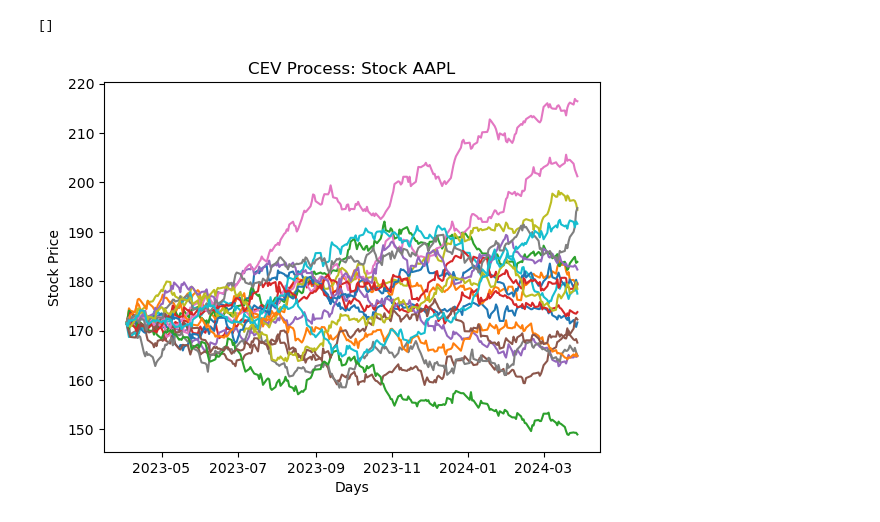
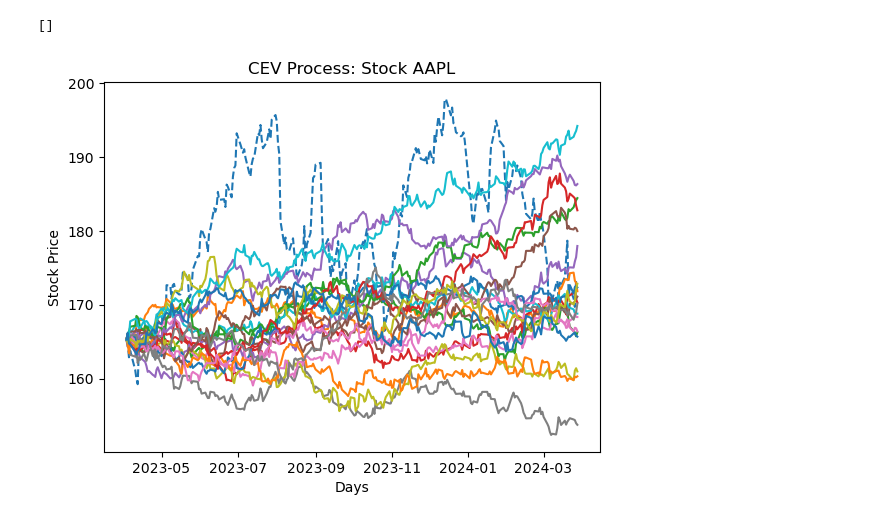
Before and after one commit to Go1vf/Portfolio-Simulation-Surgery, a Jupyter notebook: src/cev_model.ipynb, the cells around one changed output. Cells and saved outputs as stored; diff of their text form; code cells hidden in the pictures.

```diff
--- a/src/cev_model.ipynb
+++ b/src/cev_model.ipynb
@@ -56,4 +104,4 @@ def find_optimal_gamma(data, T, steps, Npaths):
 # %%
-# Optimal gamma varies during different iterations, need further manipulation
-opt_gamma = find_optimal_gamma(data, T, steps, Npaths)
-print(f"Optimal gamma across all stocks: {opt_gamma}")
+# # Optimal gamma varies during different iterations, need further manipulation
+# opt_gamma = find_optimal_gamma(data, T, steps, Npaths)
+# print(f"Optimal gamma across all stocks: {opt_gamma}")
@@ -71,8 +117,8 @@ for i in range(len(data.columns)):
     num_term = 0.5
     dayEnd_vol = int(num_term*days_trading)
 
-    returns_vol = (np.log(stock / stock.shift(1)))
-    vol_daily = returns_vol.std()
+    log_ret = (np.log(stock / stock.shift(1)))
+    vol_daily = log_ret.std()
     vol_daily = vol_daily.to_list()[0]
     vol_yearly = round(vol_daily * 252 ** 0.5,5)
 
@@ -81,16 +127,17 @@ for i in range(len(data.columns)):
 
     S0 = stock.iloc[0]
     Npaths = 1
+    # opt_gamma = gammas[stock_name]
+    opt_gamma = 0.8
     prices_simu = CEV_path_simulation_mean(S0, T, ret_yearly, vol_yearly, opt_gamma, steps, Npaths)
+    log_ret = np.log(pd.Series(prices_simu) /pd.Series(prices_simu).shift(1))
+    mu_simu = np.nanmean(log_ret) * 252
+    mu_simu = round(mu_simu, 5)
 
-    mt_simu = (prices_simu[-1]/prices_simu[0]-1)/len(prices_simu)*252
-    mt_simu = round(mt_simu, 5)
+    sigma_simu = np.nanstd(log_ret) * 252**0.5
+    sigma_simu = round(sigma_simu,5)
 
-    vt_return = (np.log(pd.Series(prices_simu)/pd.Series(prices_simu).shift(1)))
-    vt_daily = vt_return.std()
-    vt_simu = round(vt_daily * 252 ** 0.5,5)
-
-    result_list.append([stock_name, ret_yearly, vol_yearly, mt_simu, vt_simu])
+    result_list.append([stock_name, ret_yearly, vol_yearly, mu_simu, sigma_simu])
 # %%
 # Test Result, we can see that variance varies, weird
 result_list
@@ -121,32 +168,31 @@ def CEV_path_simulation(S, T, mu, sigma, gamma, steps, Npaths):
 
     return res
 # %%
+## Plot AAPL as an example
 stock_name = data.columns[0]
 stock = data[[stock_name]]
 
-startstate = stock.iloc[-1,0]
+startstate = stock.iloc[0,0]
 
-prices_vol = stock
-returns_vol = (np.log(prices_vol /prices_vol.shift(-1)))
-vol_daily = returns_vol.std()
-vol_daily = vol_daily.to_list()[0]
+prices = stock
+log_ret = np.log(prices /prices.shift(1))
+vol_daily = log_ret.std().tolist()[0]
 vol_yearly = round(vol_daily * 252 ** 0.5,5)
 
-
-ret_yearly = (prices_vol.iloc[-1,0]/prices_vol.iloc[0,0] - 1)
-ret_yearly = round(ret_yearly, 5)
+ret_yearly = np.nanmean(log_ret) * 252
 
 mean = ret_yearly
 vol = vol_yearly
 Npaths = 20
-prices_simu = CEV_path_simulation(startstate, T, mean, vol, 0.8, steps, Npaths)
+prices_simu = CEV_path_simulation(startstate, T, mean, vol, gammas[stock_name], steps, Npaths)
 prices_simu = pd.DataFrame(prices_simu, index= data.index)
 
+plt.plot(stock, linestyle = '--')
 plt.plot(prices_simu)
 plt.xlabel('Days')
 plt.ylabel('Stock Price')
 plt.title('CEV Process: Stock {}'.format(stock_name))
 plt.plot()
 # %% [output]
 []
-[figure, old version]
+[figure, new version]
```
Also changed, not shown: parts of 6 cells of this notebook.
